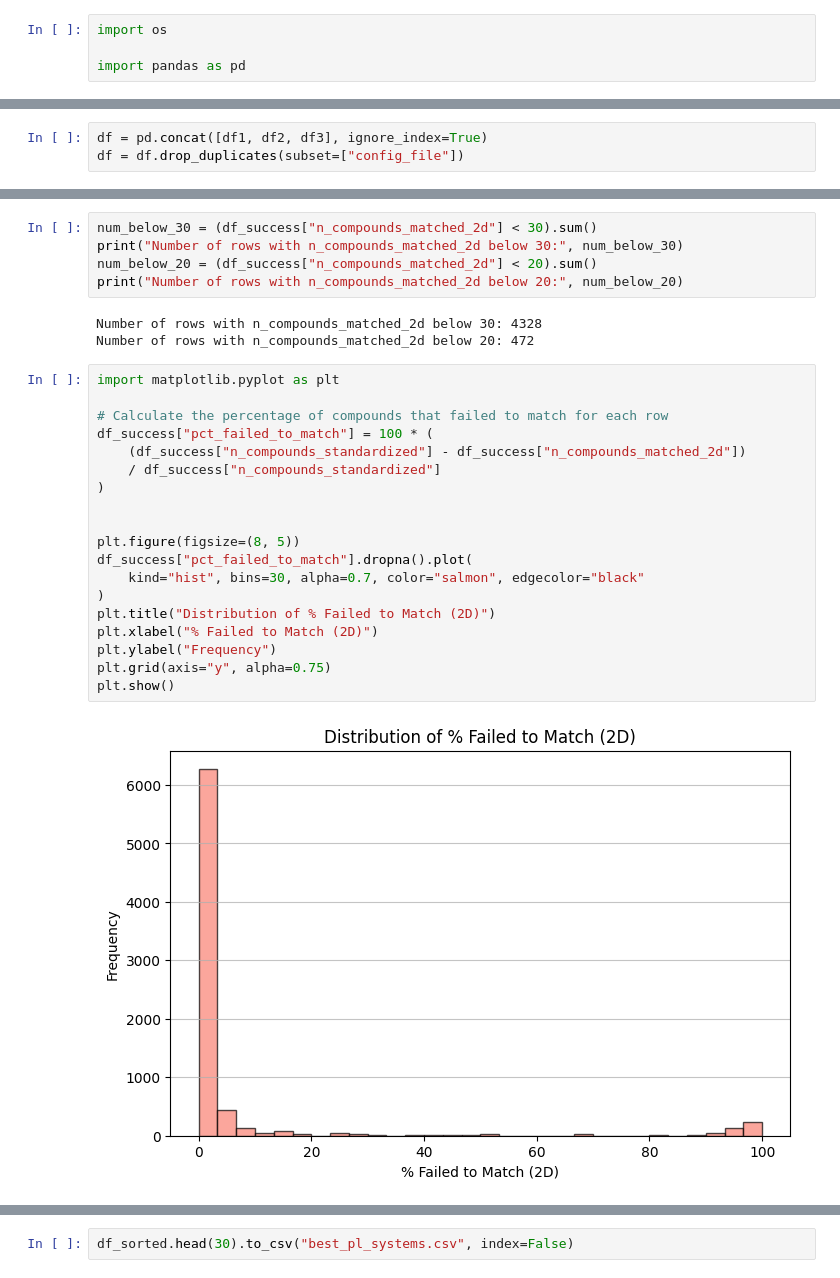
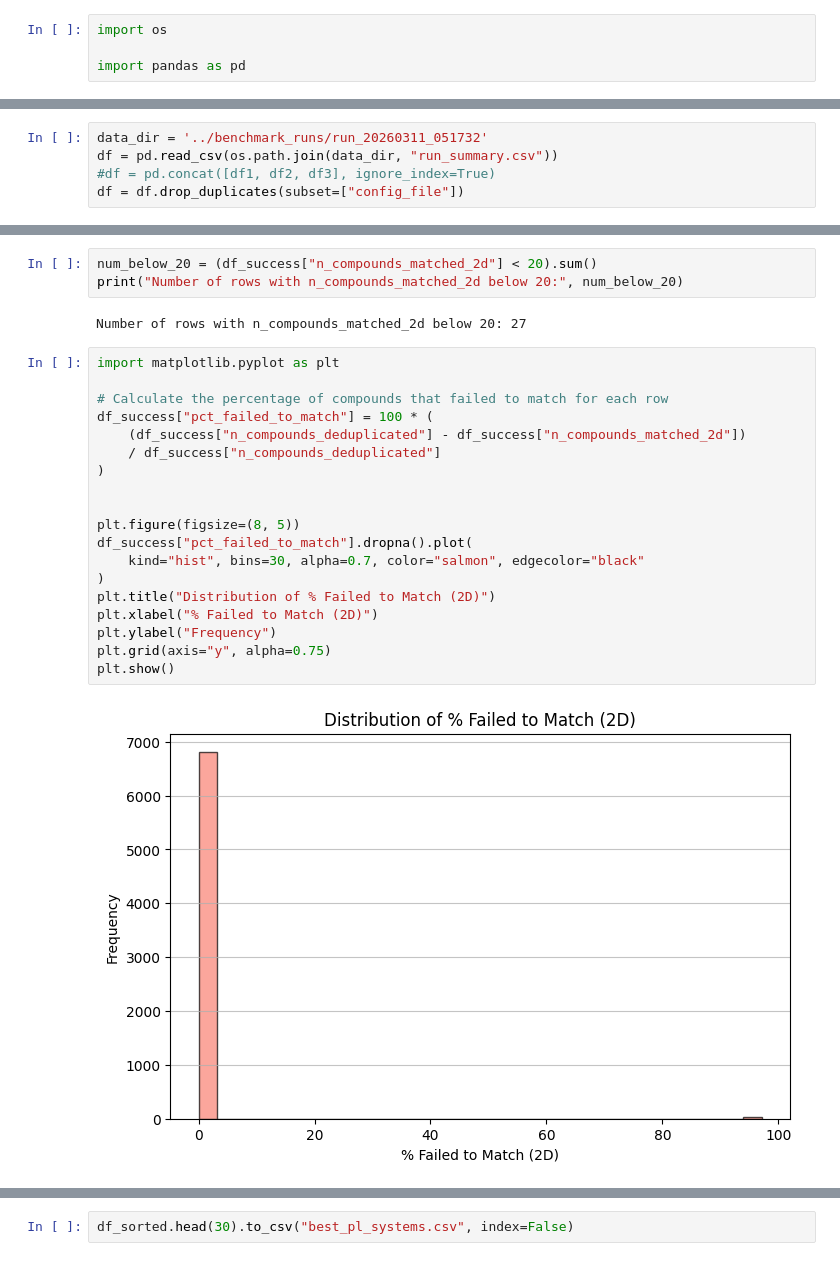
Before and after one commit to Popov-Lab-UNC/mockdock, a Jupyter notebook: notebooks/best_pl_systems.ipynb, the cells around one changed output, grey strips where cells are left out. Drawn from its saved outputs; the diff is of its cells as text.

```diff
--- a/notebooks/best_pl_systems.ipynb
+++ b/notebooks/best_pl_systems.ipynb
@@ -10,4 +14,6 @@ df3 = pd.read_csv(os.path.join(data_dir, "benchmark_runs/run_20260216_013728/run
 # %%
-df = pd.concat([df1, df2, df3], ignore_index=True)
+data_dir = '../benchmark_runs/run_20260311_051732'
+df = pd.read_csv(os.path.join(data_dir, "run_summary.csv"))
+#df = pd.concat([df1, df2, df3], ignore_index=True)
 df = df.drop_duplicates(subset=["config_file"])
 # %%
@@ -114,32 +129,29 @@ df_success
 # %%
-num_below_30 = (df_success["n_compounds_matched_2d"] < 30).sum()
-print("Number of rows with n_compounds_matched_2d below 30:", num_below_30)
 num_below_20 = (df_success["n_compounds_matched_2d"] < 20).sum()
 print("Number of rows with n_compounds_matched_2d below 20:", num_below_20)
 # %% [output]
-Number of rows with n_compounds_matched_2d below 30: 4328
-Number of rows with n_compounds_matched_2d below 20: 472
+Number of rows with n_compounds_matched_2d below 20: 27
 # %%
 import matplotlib.pyplot as plt
 
 # Calculate the percentage of compounds that failed to match for each row
 df_success["pct_failed_to_match"] = 100 * (
-    (df_success["n_compounds_standardized"] - df_success["n_compounds_matched_2d"])
-    / df_success["n_compounds_standardized"]
+    (df_success["n_compounds_deduplicated"] - df_success["n_compounds_matched_2d"])
+    / df_success["n_compounds_deduplicated"]
 )
 
 
 plt.figure(figsize=(8, 5))
 df_success["pct_failed_to_match"].dropna().plot(
     kind="hist", bins=30, alpha=0.7, color="salmon", edgecolor="black"
 )
 plt.title("Distribution of % Failed to Match (2D)")
 plt.xlabel("% Failed to Match (2D)")
 plt.ylabel("Frequency")
 plt.grid(axis="y", alpha=0.75)
 plt.show()
 # %% [output]
-[figure, old version]
+[figure, new version]
 # %%
 import matplotlib.pyplot as plt
 
```
Also changed, not shown: parts of 15 cells of this notebook, 2 other files.
